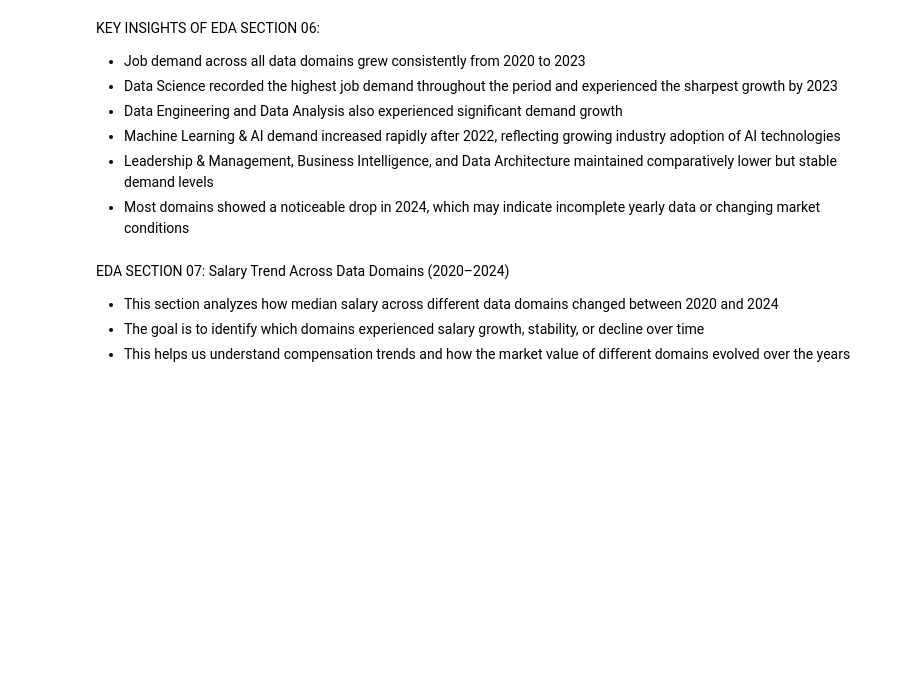
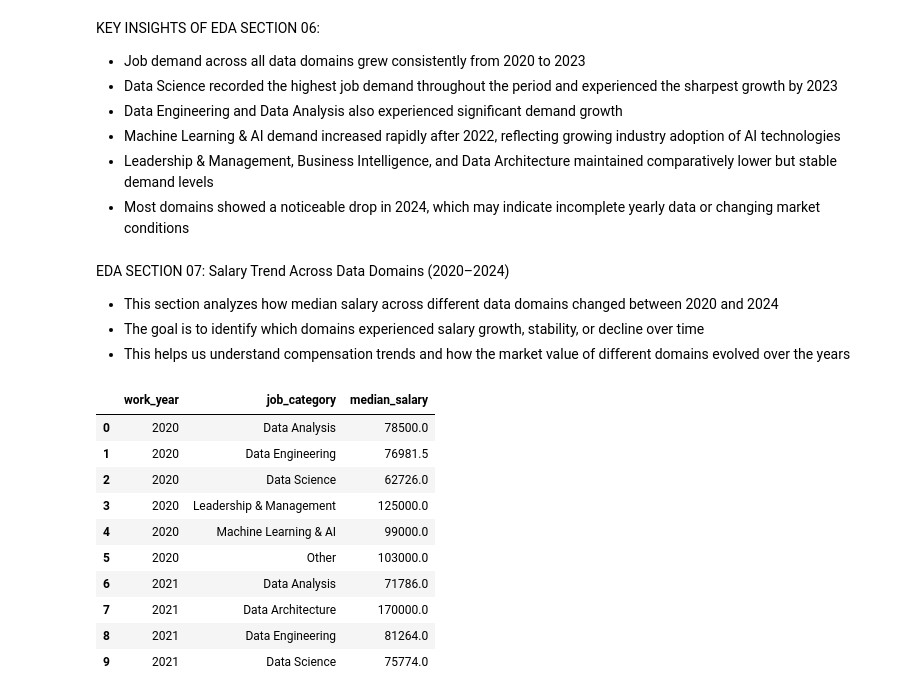
Before and after one commit to Chauhanekta21/Data_Job_Market_Analysis, a Jupyter notebook: main_file.ipynb, the cells around one changed output. Saved outputs shown, nothing was run; the diff lists cells and outputs as text; code cells hidden in the pictures; blank space fills up the shorter version.

Commit message:
Calculate yearly median salary trends by job category (2020–2024)

```diff
--- a/main_file.ipynb
+++ b/main_file.ipynb
@@ -1014,3 +1014,23 @@ EDA SECTION 07: Salary Trend Across Data Domains (2020–2024)
 - This section analyzes how median salary across different data domains changed between 2020 and 2024
 - The goal is to identify which domains experienced salary growth, stability, or decline over time
 - This helps us understand compensation trends and how the market value of different domains evolved over the years
+# %%
+#step01: Grouped data by year and job category, then calculates median salary for each group
+domain_salary_trend = clean_dataset.groupby(["work_year", "job_category"])["salary_in_usd"].median().reset_index(name="median_salary")
+
+# Converted year to string for better visualization in plots/charts
+domain_salary_trend["work_year"] = domain_salary_trend["work_year"].astype(str)
+
+domain_salary_trend.head(10)
+# %% [output]
+|  | work_year | job_category | median_salary |
+| 0 | 2020 | Data Analysis | 78500.0 |
+| 1 | 2020 | Data Engineering | 76981.5 |
+| 2 | 2020 | Data Science | 62726.0 |
+| 3 | 2020 | Leadership & Management | 125000.0 |
+| 4 | 2020 | Machine Learning & AI | 99000.0 |
+| 5 | 2020 | Other | 103000.0 |
+| 6 | 2021 | Data Analysis | 71786.0 |
+| 7 | 2021 | Data Architecture | 170000.0 |
+| 8 | 2021 | Data Engineering | 81264.0 |
+| 9 | 2021 | Data Science | 75774.0 |
```
